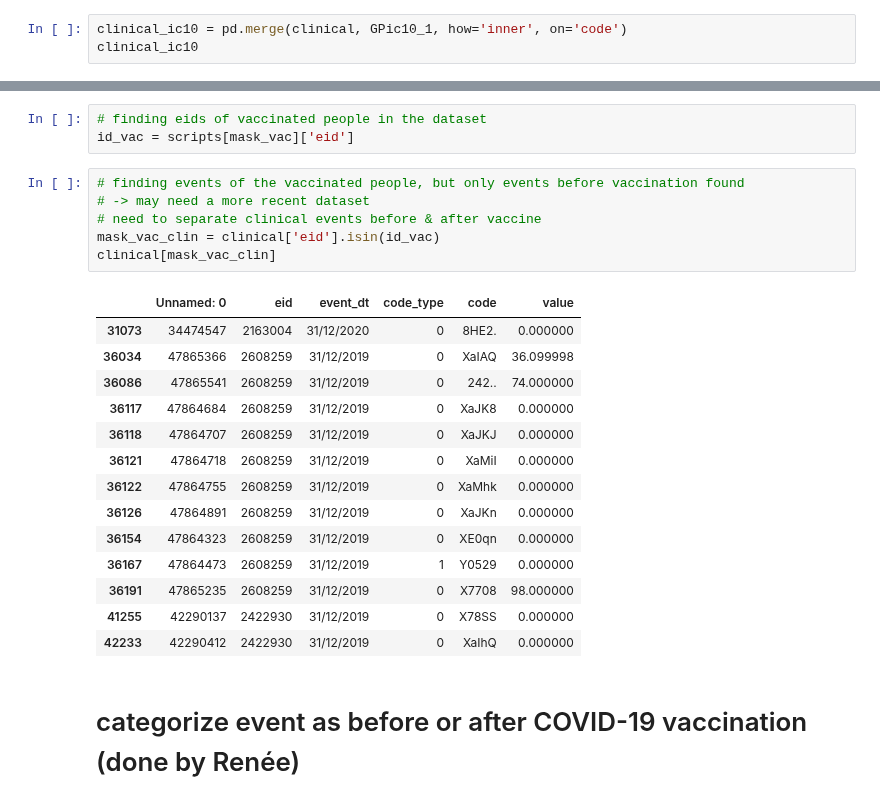
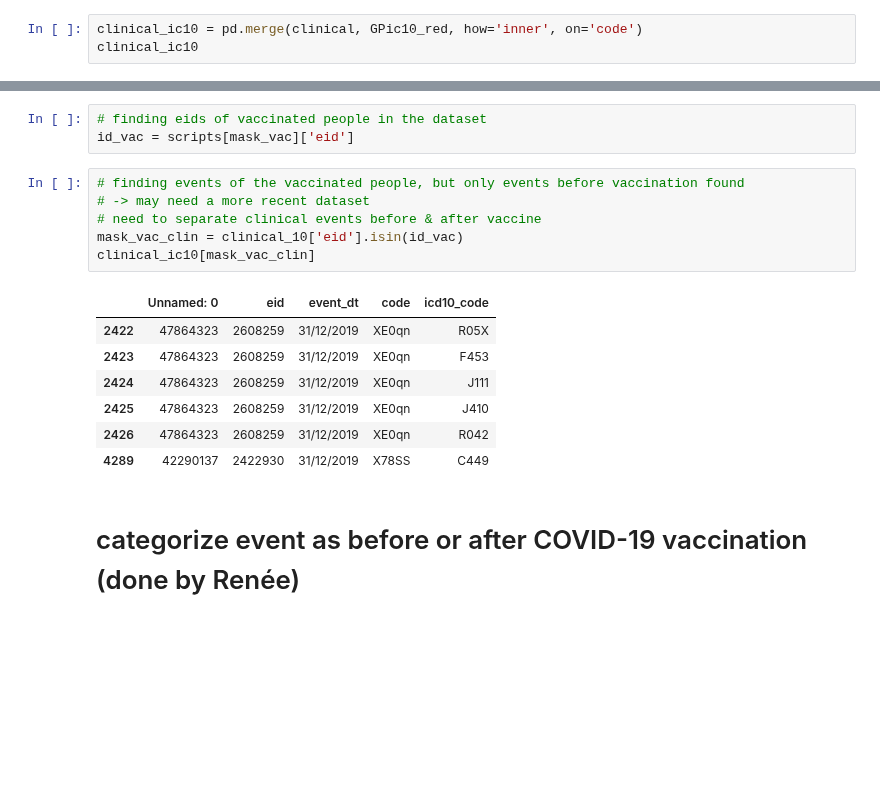
Before and after one commit to MonicaMueller/big-data-final-project, a Jupyter notebook: Project_vaccine_comorbidities.ipynb, the cells around one changed output, grey strips where cells are left out. Saved outputs shown, nothing was run; the diff lists cells and outputs as text; blank space fills up the shorter version.

```diff
--- a/Project_vaccine_comorbidities.ipynb
+++ b/Project_vaccine_comorbidities.ipynb
@@ -132,6 +132,6 @@ GPic10_red.head()
 | 3 | 1232. | Z831 |
 | 4 | 1233. | Z831 |
 # %%
-clinical_ic10 = pd.merge(clinical, GPic10_1, how='inner', on='code')
+clinical_ic10 = pd.merge(clinical, GPic10_red, how='inner', on='code')
 clinical_ic10
 # %% [output]
@@ -267,24 +279,17 @@ id_vac = scripts[mask_vac]['eid']
 # %%
 # finding events of the vaccinated people, but only events before vaccination found
 # -> may need a more recent dataset
 # need to separate clinical events before & after vaccine
-mask_vac_clin = clinical['eid'].isin(id_vac)
-clinical[mask_vac_clin]
+mask_vac_clin = clinical_10['eid'].isin(id_vac)
+clinical_ic10[mask_vac_clin]
 # %% [output]
-|  | Unnamed: 0 | eid | event_dt | code_type | code | value |
-| 31073 | 34474547 | 2163004 | 31/12/2020 | 0 | 8HE2. | 0.000000 |
-| 36034 | 47865366 | 2608259 | 31/12/2019 | 0 | XaIAQ | 36.099998 |
-| 36086 | 47865541 | 2608259 | 31/12/2019 | 0 | 242.. | 74.000000 |
-| 36117 | 47864684 | 2608259 | 31/12/2019 | 0 | XaJK8 | 0.000000 |
-| 36118 | 47864707 | 2608259 | 31/12/2019 | 0 | XaJKJ | 0.000000 |
-| 36121 | 47864718 | 2608259 | 31/12/2019 | 0 | XaMiI | 0.000000 |
-| 36122 | 47864755 | 2608259 | 31/12/2019 | 0 | XaMhk | 0.000000 |
-| 36126 | 47864891 | 2608259 | 31/12/2019 | 0 | XaJKn | 0.000000 |
-| 36154 | 47864323 | 2608259 | 31/12/2019 | 0 | XE0qn | 0.000000 |
-| 36167 | 47864473 | 2608259 | 31/12/2019 | 1 | Y0529 | 0.000000 |
-| 36191 | 47865235 | 2608259 | 31/12/2019 | 0 | X7708 | 98.000000 |
-| 41255 | 42290137 | 2422930 | 31/12/2019 | 0 | X78SS | 0.000000 |
-| 42233 | 42290412 | 2422930 | 31/12/2019 | 0 | XaIhQ | 0.000000 |
+|  | Unnamed: 0 | eid | event_dt | code | icd10_code |
+| 2422 | 47864323 | 2608259 | 31/12/2019 | XE0qn | R05X |
+| 2423 | 47864323 | 2608259 | 31/12/2019 | XE0qn | F453 |
+| 2424 | 47864323 | 2608259 | 31/12/2019 | XE0qn | J111 |
+| 2425 | 47864323 | 2608259 | 31/12/2019 | XE0qn | J410 |
+| 2426 | 47864323 | 2608259 | 31/12/2019 | XE0qn | R042 |
+| 4289 | 42290137 | 2422930 | 31/12/2019 | X78SS | C449 |
 # %% [markdown]
 # categorize event as before or after COVID-19 vaccination (done by Renée)
 # %% [markdown]
```
Also changed, not shown: parts of 13 cells of this notebook.
